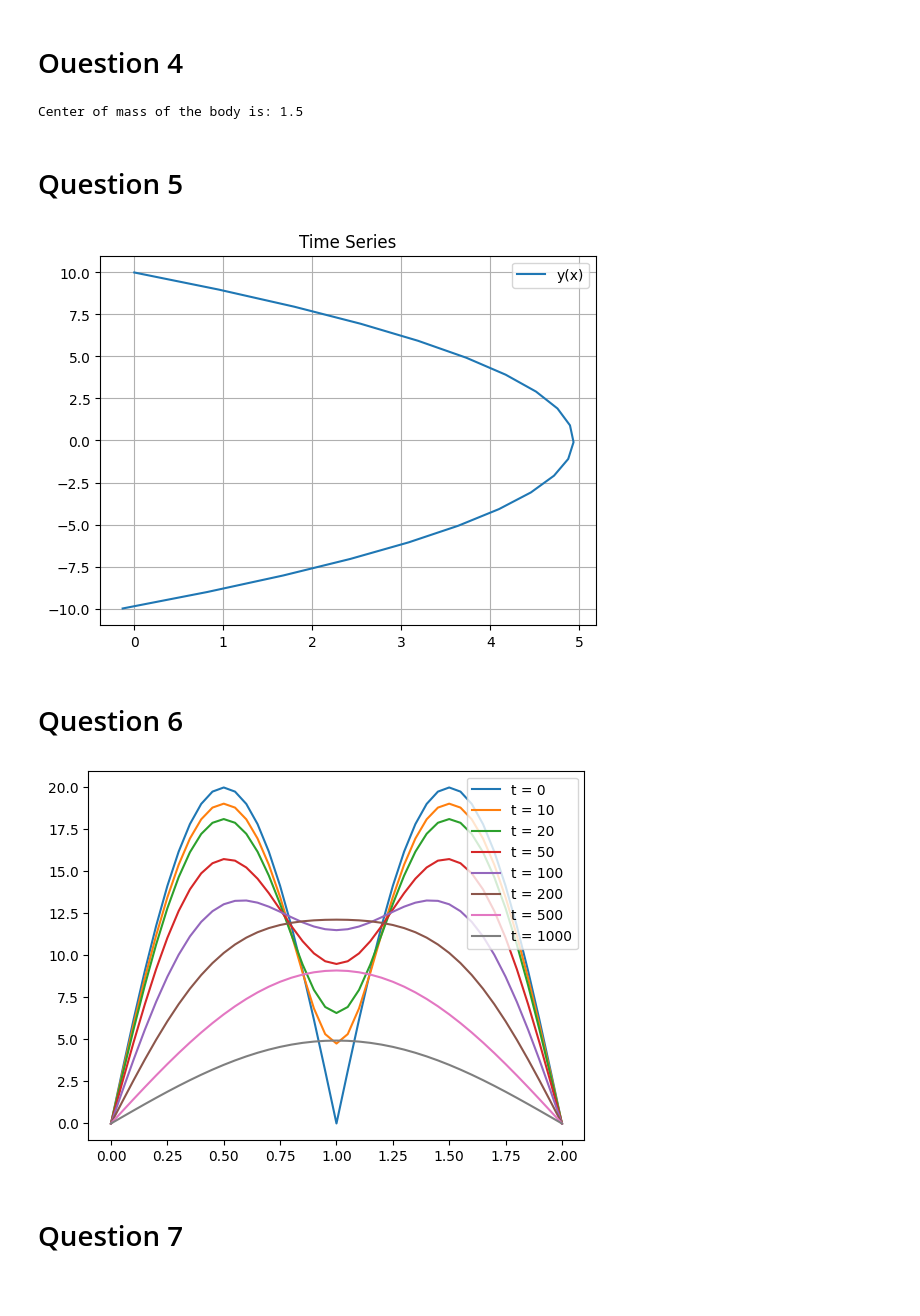
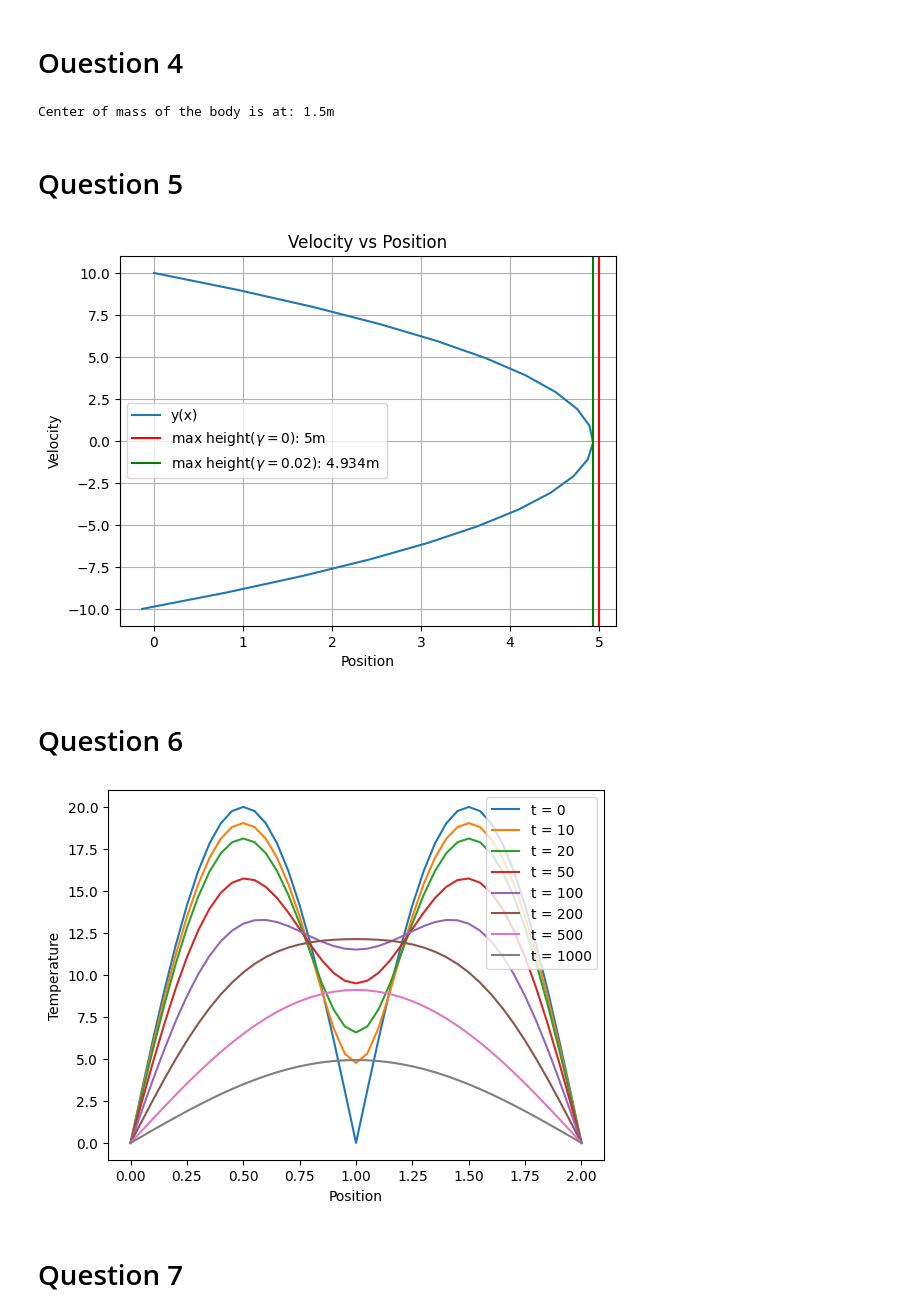
Before and after one commit to alan-ajay/P-346-Computational-Physics-Laboratory, a Jupyter notebook: ENDSEM.ipynb, the cells around one changed output. Cells and saved outputs as stored; diff of their text form; code cells hidden in the pictures; blank space fills up the shorter version.

```diff
--- a/ENDSEM.ipynb
+++ b/ENDSEM.ipynb
@@ -5,2 +6,31 @@ import numpy as np
 # %% [markdown]
 # Question 1
+# %%
+rng = RandSeq.lcg_rng
+
+def simulate_particles(t, seed):
+    Left, Right = [i for i in range(5001)], []
+    Left_num, Right_num = [], []
+    pick = rng(t, range = [0, 5000], seed=seed)#picking t random numbers between 0 and 5000
+    for i in range(t):
+        rand = int(pick[i])#chosing 1 out of 5000 particles
+        if rand in Left:#then transfer it to right
+            Left.remove(rand)
+            Right.append(rand)
+        elif rand in Right:#then transfer it to left
+            Right.remove(rand)
+            Left.append(rand)
+        Left_num.append(len(Left))#number of particles in left at all t values
+        Right_num.append(len(Right))#number of particles in right at all t values
+    return Left_num, Right_num
+
+t = 30000#time
+t_vals = [i for i in range(t)]
+Lnum, Rnum = simulate_particles(t, 5)
+plt.plot(t_vals, Lnum,label= 'Left')
+plt.plot(t_vals, Rnum,label= 'Right')
+plt.legend()
+plt.ylabel('Number')
+plt.xlabel('Time')
+plt.title('Particle simulation')
+plt.show()
@@ -48,9 +83,9 @@ mass = Integrate.gaussian_quad(2, density, 0, 2)
 weighted_mass = Integrate.gaussian_quad(2, weighted_density, 0, 2)
 
 com = weighted_mass/mass
-print(f'Center of mass of the body is: {round(com, 4)}')
+print(f'Center of mass of the body is at: {round(com, 4)}m')
 # %% [output]
-Center of mass of the body is: 1.5
+Center of mass of the body is at: 1.5m
 # %% [markdown]
 # Question 5
 # %%
@@ -66,16 +101,20 @@ x_vals, y_vals, t_vals = Runge_kutta(x_dot, y_dot, [0, 2.1], [0, 10])
 # plt.plot(t_vals, x_vals, label = 'x(t)')
 # plt.plot(t_vals, y_vals, label = 'y(t)')
 plt.plot(x_vals, y_vals, label = 'y(x)')
-
+max_height = round(max(x_vals),3)
 # E = [(x**2 + y**2)/2 for x,y in zip(x_vals, y_vals)]
 # plt.plot(t_vals, E, label = 'E(t)')
 plt.grid(True)
 plt.plot()
-plt.title('Time Series')
+plt.title('Velocity vs Position')
+plt.axvline(5, label=rf'max height($\gamma = 0$): 5m  ',color = 'r')
+plt.axvline(max_height, label=rf'max height($\gamma = 0.02$): {max_height}m ', color = 'g')
 plt.legend()
+plt.ylabel('Velocity')
+plt.xlabel('Position')
 plt.show()
 # %% [output]
-[figure, old version]
+[figure, new version]
 # %% [markdown]
 # Question 6
 # %%
@@ -84,34 +123,37 @@ plt.show()
 def PDE_solve(u0, boundary, N, hx=0.05, ht=0.0005):  # u0=initial profile function, boundary=[x_start,x_end], N=time steps, hx=space step, ht=time step
         start, end = boundary
         n = int(((end-start)/hx)+1)
         x_vals = [start + i*hx for i in range(n)]
         v = [u0(x) for x in x_vals]
         a = ht / hx**2
         A = Integrate.forward_matrix(n, a)
         soln = [v.copy()]
 
         for i in range(N):
             v[0], v[-1] = 0, 0           # enforce BC before
             v = LinAlg.matvec(A, v)      # matrix multiply
             v[0], v[-1] = 0, 0           # enforce BC after
             soln.append(v.copy())
 
         return soln, x_vals
 def u0(x):
     return 20*abs(np.sin(np.pi*x))
 
 
 boundary = [0, 2]
 
 sol, x = PDE_solve(u0, boundary, N=1000)
 t_vals = [0, 10, 20, 50, 100, 200, 500, 1000]
 sol1 = [sol[i] for i in (0, 10, 20, 50, 100, 200, 500, 1000)]
 for v,t in zip(sol1,t_vals):
     plt.plot(x, v,label = f't = {t}')
+
+plt.ylabel('Temperature')
+plt.xlabel('Position')
 plt.legend()
 plt.show()
 # %% [output]
-[figure, old version]
+[figure, new version]
 # %% [markdown]
 # Question 7
 # %%
```
Also changed, not shown: parts of 5 cells of this notebook.
